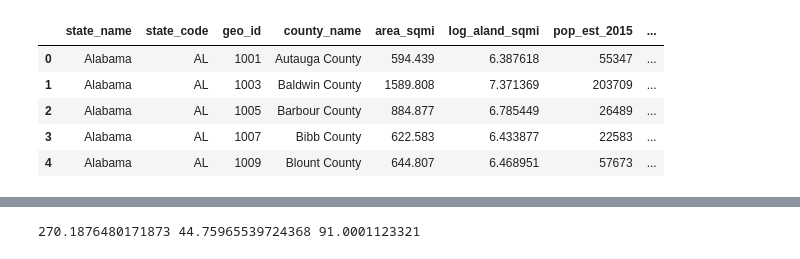
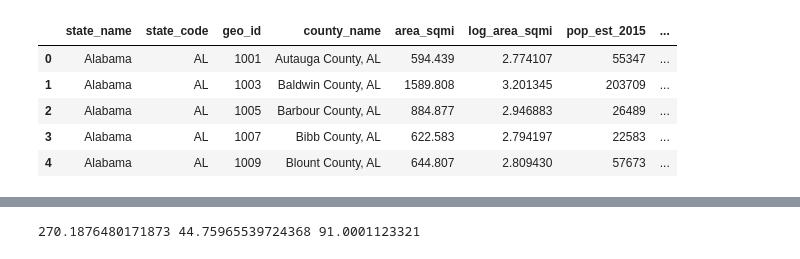
Before and after one commit to arilib/should_I_open_a_bar_Galvanize_capstone_project, a Jupyter notebook: src/jupyter_notebooks/eda_on_2015_pop_and_area.ipynb, the cells around one changed output, grey strips where cells are left out. Saved outputs shown, nothing was run; the diff lists cells and outputs as text; code cells hidden in the pictures.

```diff
--- a/src/jupyter_notebooks/eda_on_2015_pop_and_area.ipynb
+++ b/src/jupyter_notebooks/eda_on_2015_pop_and_area.ipynb
@@ -5,16 +5,16 @@ import matplotlib as mpl
 import matplotlib.pyplot as plt
 %matplotlib inline
 # %%
-dfr = pd.read_csv('../data/2015_pop_and_area.csv')
+dfr = pd.read_csv('../../data/2015_demo_geo.csv')
 df = dfr.drop('Unnamed: 0', axis=1)
 df.head()
 # %% [output]
-|  | state_name | state_code | geo_id | county_name | area_sqmi | log_aland_sqmi | pop_est_2015 | ... |
-| 0 | Alabama | AL | 1001 | Autauga County | 594.439 | 6.387618 | 55347 | ... |
-| 1 | Alabama | AL | 1003 | Baldwin County | 1589.808 | 7.371369 | 203709 | ... |
-| 2 | Alabama | AL | 1005 | Barbour County | 884.877 | 6.785449 | 26489 | ... |
-| 3 | Alabama | AL | 1007 | Bibb County | 622.583 | 6.433877 | 22583 | ... |
-| 4 | Alabama | AL | 1009 | Blount County | 644.807 | 6.468951 | 57673 | ... |
+|  | state_name | state_code | geo_id | county_name | area_sqmi | log_area_sqmi | pop_est_2015 | ... |
+| 0 | Alabama | AL | 1001 | Autauga County, AL | 594.439 | 2.774107 | 55347 | ... |
+| 1 | Alabama | AL | 1003 | Baldwin County, AL | 1589.808 | 3.201345 | 203709 | ... |
+| 2 | Alabama | AL | 1005 | Barbour County, AL | 884.877 | 2.946883 | 26489 | ... |
+| 3 | Alabama | AL | 1007 | Bibb County, AL | 622.583 | 2.794197 | 22583 | ... |
+| 4 | Alabama | AL | 1009 | Blount County, AL | 644.807 | 2.809430 | 57673 | ... |
 # %%
 df.describe()
 # %% [output]
```
Also changed, not shown: parts of 8 cells of this notebook, 5 other files.
